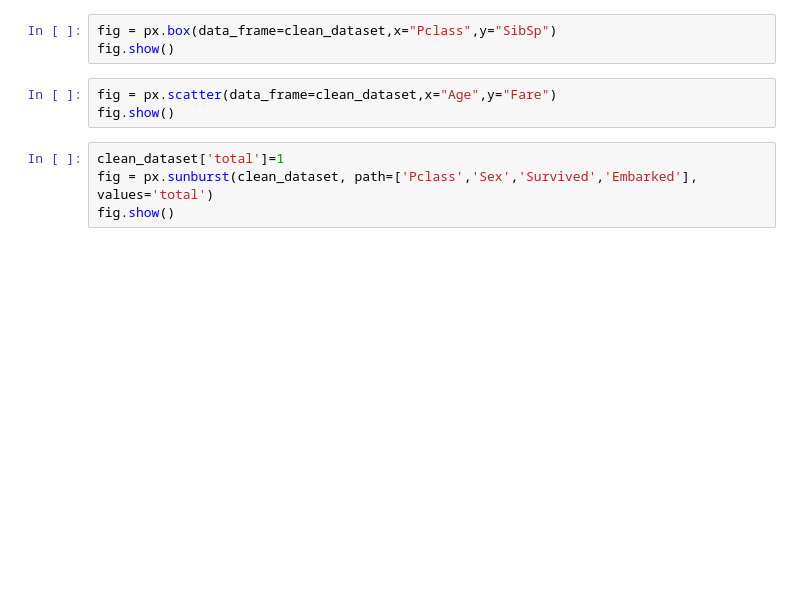
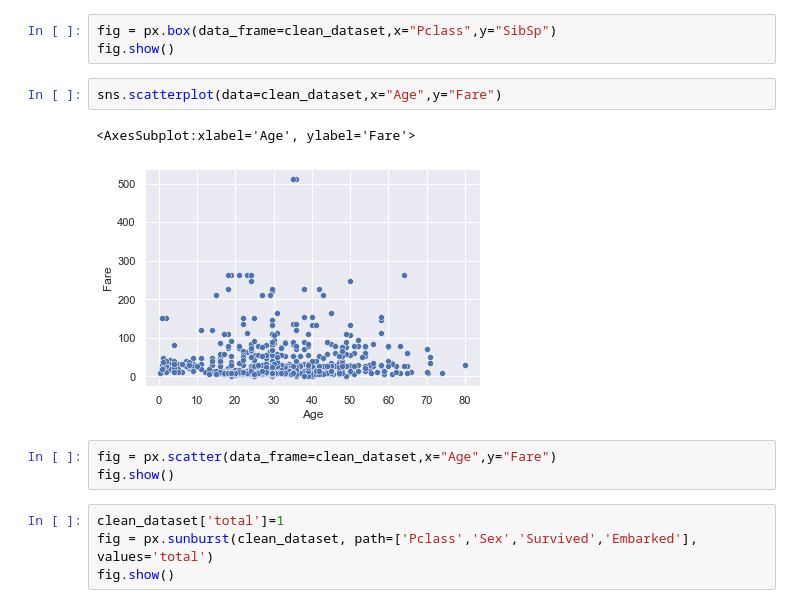
Before and after one commit to arun-jathari/data-science-, a Jupyter notebook: python cheatsheet.ipynb, the cells around one changed output. Saved outputs shown, nothing was run; the diff lists cells and outputs as text; blank space fills up the shorter version.

```diff
--- a/python cheatsheet.ipynb
+++ b/python cheatsheet.ipynb
@@ -149,6 +159,11 @@ fig.show()
 # %%
 fig = px.box(data_frame=clean_dataset,x="Pclass",y="SibSp")
 fig.show()
+# %%
+sns.scatterplot(data=clean_dataset,x="Age",y="Fare")
+# %% [output]
+<AxesSubplot:xlabel='Age', ylabel='Fare'>
+[figure, added]
 # %%
 fig = px.scatter(data_frame=clean_dataset,x="Age",y="Fare")
 fig.show()
```
Also changed, not shown: parts of 2 cells of this notebook, 1 other file.
